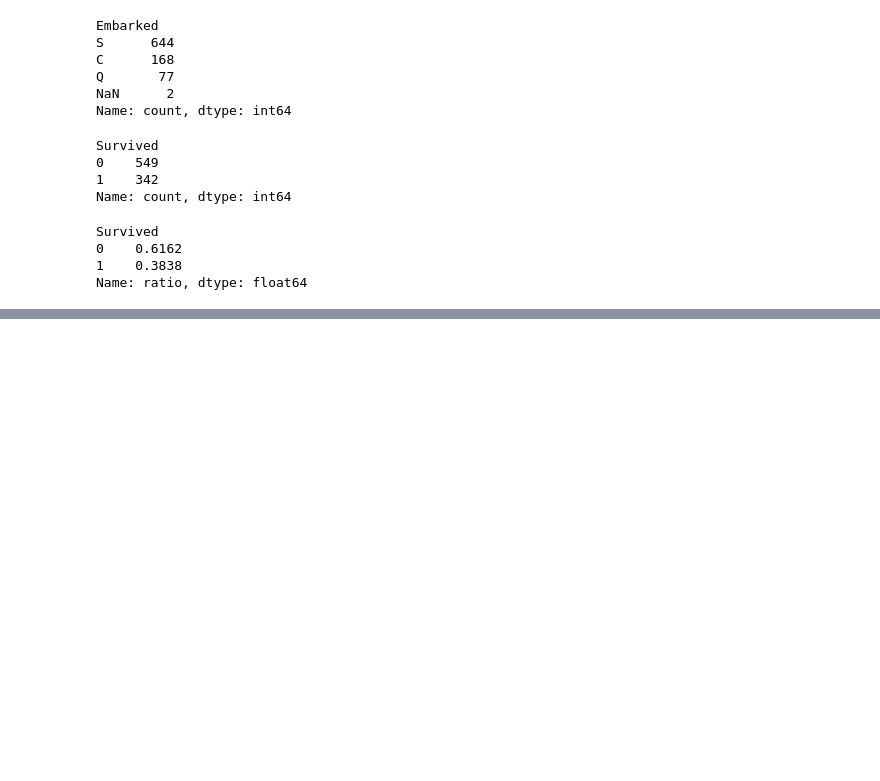
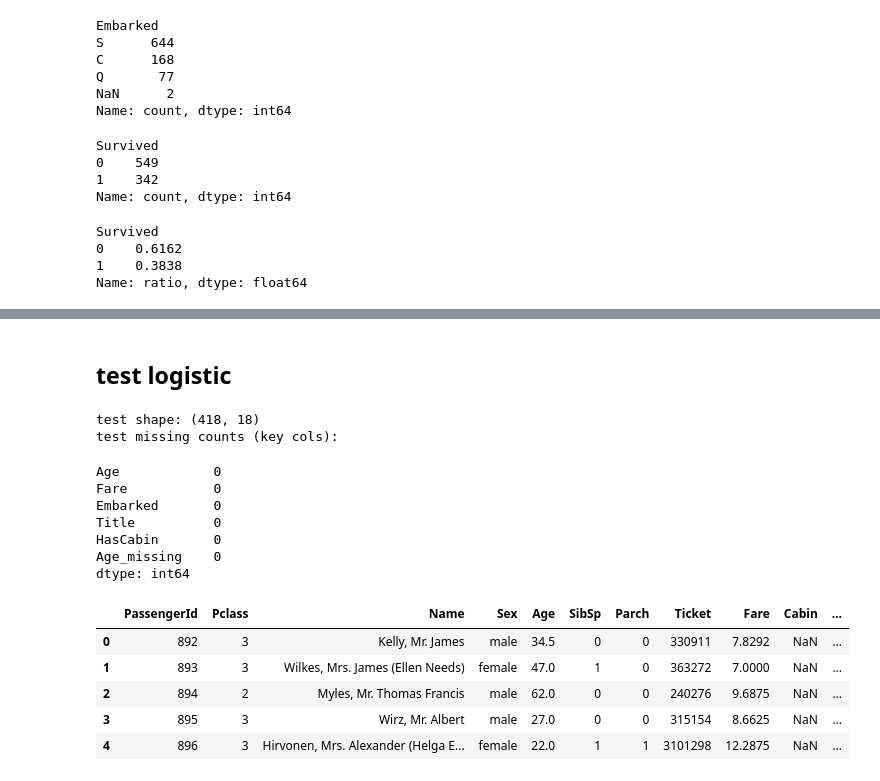
Before and after one commit to BrianBai093/Applied-ML, a Jupyter notebook: A1/data_preprocessing.ipynb, the cells around one changed output, grey strips where cells are left out. Saved outputs shown, nothing was run; the diff lists cells and outputs as text; code cells hidden in the pictures; blank space fills up the shorter version.

```diff
--- a/A1/data_preprocessing.ipynb
+++ b/A1/data_preprocessing.ipynb
@@ -256,0 +277,2 @@ Name: ratio, dtype: float64
+# %%
+work_df["HasCabin"] = (~work_df["Cabin"].isna()).astype(int)
@@ -256,0 +590,65 @@ Name: ratio, dtype: float64
+# %% [markdown]
+## test logistic
+# %%
+import os
+import pandas as pd
+import numpy as np
+
+test_path = os.path.join("./Data", "test.csv")
+test_df = pd.read_csv(test_path)
+
+test_work_df = test_df.copy()
+
+test_work_df["Age_missing"] = test_work_df["Age"].isna().astype(int)
+test_work_df["Cabin_missing"] = test_work_df["Cabin"].isna().astype(int)
+test_work_df["HasCabin"] = (~test_work_df["Cabin"].isna()).astype(int)
+
+emb_mode = work_df["Embarked"].mode(dropna=True)[0]
+test_work_df["Embarked"] = test_work_df["Embarked"].fillna(emb_mode)
+
+test_work_df["Title"] = test_work_df["Name"].str.extract(r",\s*([^\.]+)\.", expand=False).str.strip()
+rare_titles = ["Lady", "Countess", "the Countess", "Capt", "Col", "Don", "Dr", "Major", "Rev",
+               "Sir", "Jonkheer", "Dona", "Mme", "Ms", "Mlle"]
+test_work_df["Title"] = test_work_df["Title"].replace(rare_titles, "Other")
+test_work_df["Title"] = test_work_df["Title"].replace({"Mlle": "Miss", "Ms": "Miss", "Mme": "Mrs"})
+
+test_work_df["FamilySize"] = test_work_df["SibSp"] + test_work_df["Parch"] + 1
+test_work_df["IsAlone"] = (test_work_df["FamilySize"] == 1).astype(int)
+
+test_work_df["FarePerPerson"] = test_work_df["Fare"] / test_work_df["FamilySize"]
+
+age_group_median = work_df.groupby(["Sex", "Pclass"])["Age"].median()
+
+def fill_age_from_train_median(row):
+    if pd.notna(row["Age"]):
+        return row["Age"]
+    key = (row["Sex"], row["Pclass"])
+    if key in age_group_median.index:
+        return age_group_median.loc[key]
+    return work_df["Age"].median()  # 兜底
+
+test_work_df["Age"] = test_work_df.apply(fill_age_from_train_median, axis=1)
+
+if test_work_df["Fare"].isna().any():
+    test_work_df["Fare"] = test_work_df["Fare"].fillna(work_df["Fare"].median())
+
+print("test shape:", test_work_df.shape)
+print("test missing counts (key cols):")
+display(test_work_df[["Age","Fare","Embarked","Title","HasCabin","Age_missing"]].isna().sum())
+display(test_work_df.head())
+# %% [output]
+test shape: (418, 18)
+test missing counts (key cols):
+Age            0
+Fare           0
+Embarked       0
+Title          0
+HasCabin       0
+Age_missing    0
+dtype: int64
+|  | PassengerId | Pclass | Name | Sex | Age | SibSp | Parch | Ticket | Fare | Cabin | ... |
+| 0 | 892 | 3 | Kelly, Mr. James | male | 34.5 | 0 | 0 | 330911 | 7.8292 | NaN | ... |
+| 1 | 893 | 3 | Wilkes, Mrs. James (Ellen Needs) | female | 47.0 | 1 | 0 | 363272 | 7.0000 | NaN | ... |
+| 2 | 894 | 2 | Myles, Mr. Thomas Francis | male | 62.0 | 0 | 0 | 240276 | 9.6875 | NaN | ... |
+| 3 | 895 | 3 | Wirz, Mr. Albert | male | 27.0 | 0 | 0 | 315154 | 8.6625 | NaN | ... |
+| 4 | 896 | 3 | Hirvonen, Mrs. Alexander (Helga E... | female | 22.0 | 1 | 1 | 3101298 | 12.2875 | NaN | ... |
```
Also changed, not shown: parts of 34 cells of this notebook, 1 other file.
